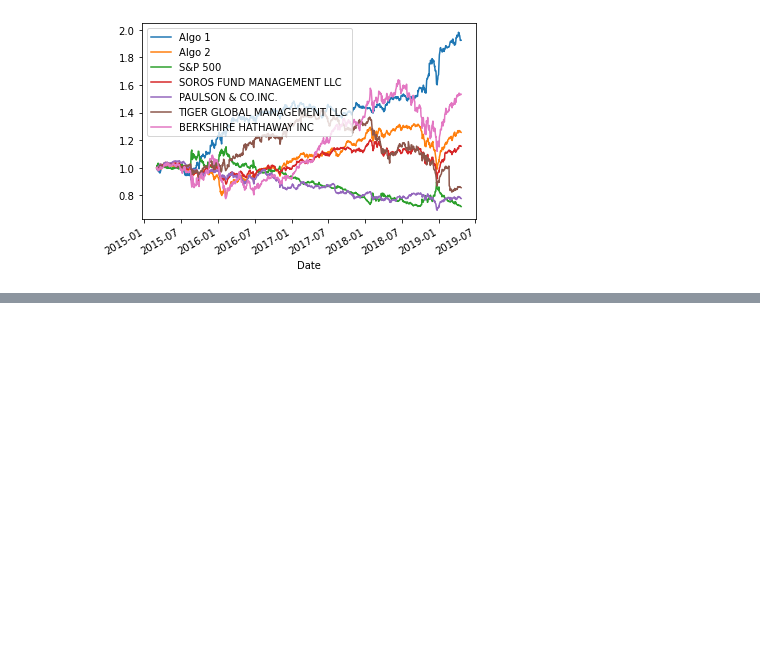
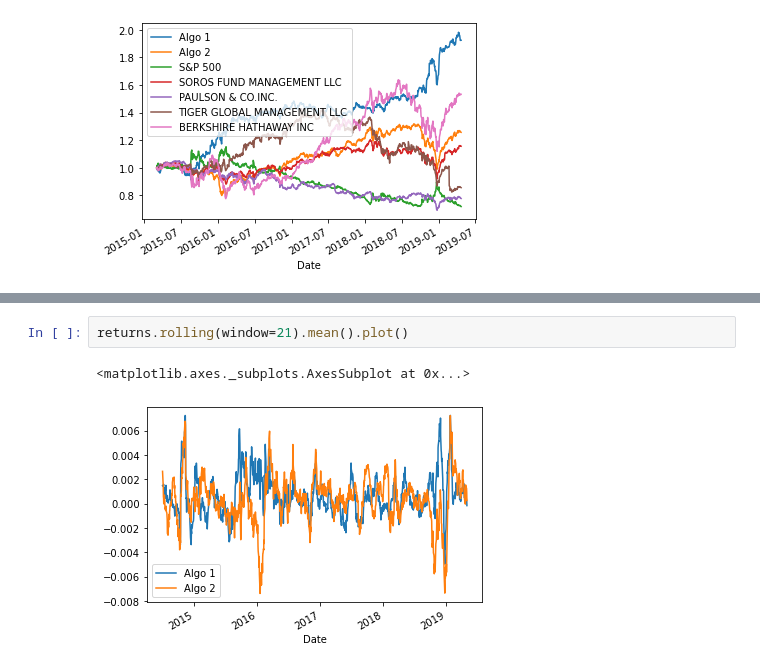
Before and after one commit to howardj2213/whale_off_hw, a Jupyter notebook: howard-unit-4-hw.ipynb, the cells around one changed output, grey strips where cells are left out. Cells and saved outputs as stored; diff of their text form; blank space fills up the shorter version.

```diff
--- a/howard-unit-4-hw.ipynb
+++ b/howard-unit-4-hw.ipynb
@@ -137,0 +175,5 @@ cumulative_returns.plot()
+# %%
+returns.rolling(window=21).mean().plot()
+# %% [output]
+<matplotlib.axes._subplots.AxesSubplot at 0x...>
+[figure, added]
```
Also changed, not shown: parts of 5 cells of this notebook.
